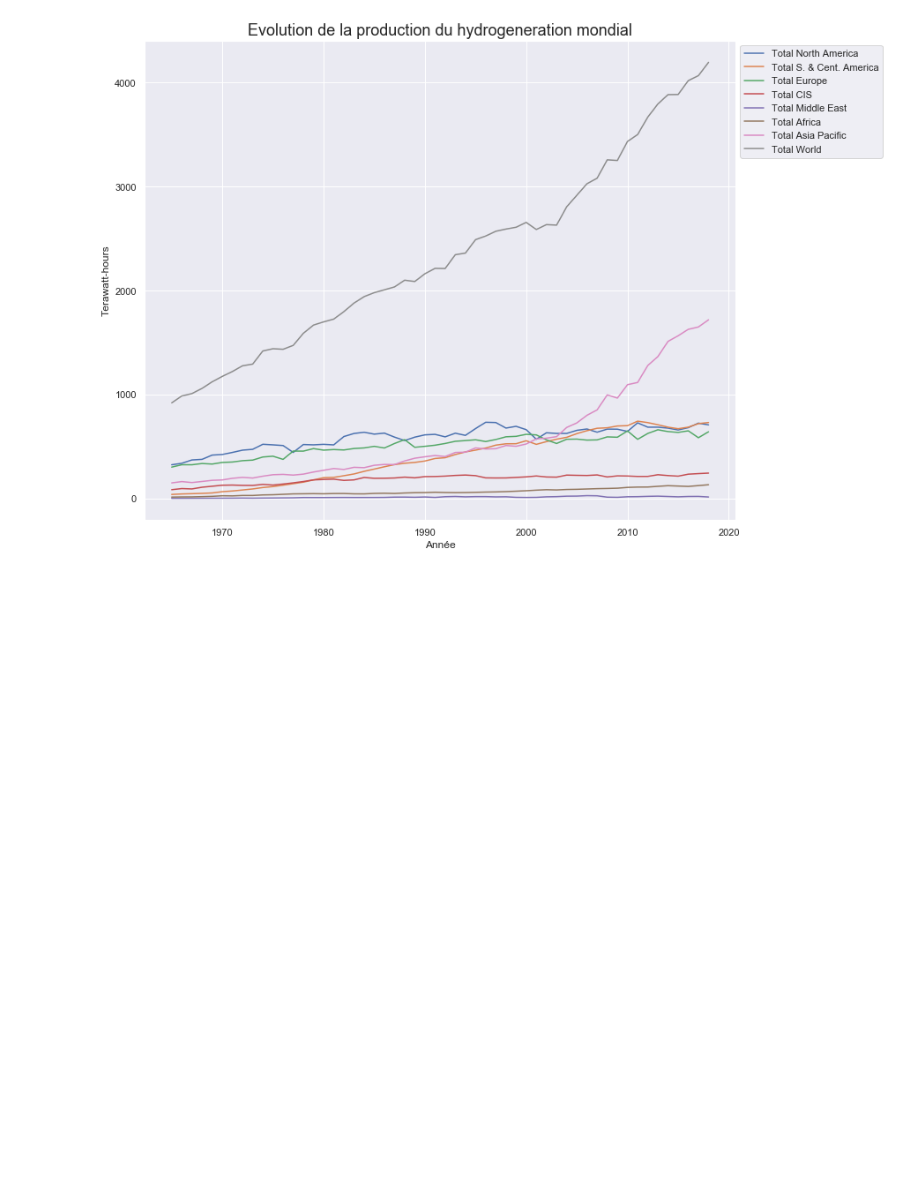
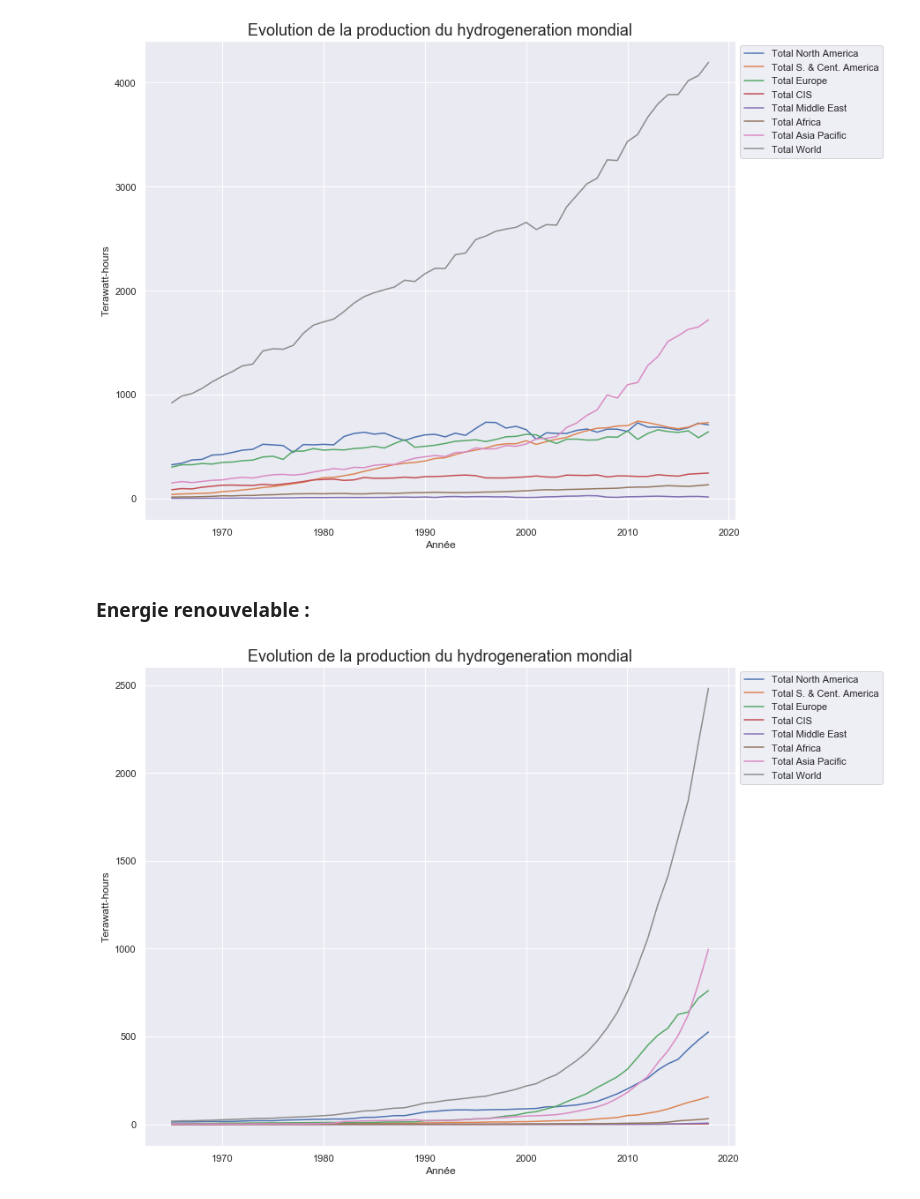
Before and after one commit to KevinFerin/HackatonMDI720, a Jupyter notebook: src/Hackathon.ipynb, the cells around one changed output. Saved outputs shown, nothing was run; the diff lists cells and outputs as text; code cells hidden in the pictures; blank space fills up the shorter version.

Commit message:
lot of graphs about productions

```diff
--- a/src/Hackathon.ipynb
+++ b/src/Hackathon.ipynb
@@ -39,6 +39,10 @@ def print_df(df, title, unite) :
     plt.xlabel("Année")
     plt.ylabel(unite)
     plt.show()
+
+def set_name_df(df,name) :
+    df.name = name
+    return df
 # %%
 unite = "Million tonnes"
 oil_production = clean(oil_production,unite)
@@ -92,2 +97,13 @@ print_df(nuclear_production_total, "Evolution de la production du hydrogeneratio
 # %% [output]
 [figure]
+# %% [markdown]
+### Energie renouvelable :
+# %%
+renewable_production = pd.read_excel(dataPath+"data_production.xlsx", 10, header = 2)
+unite = "Terawatt-hours"
+renewable_production = clean(renewable_production,unite)
+renewable_production_total, renewable_production = separate_total(renewable_production, unite)
+renewable_production_total, renewable_production = set_name_df(renewable_production_total, "Total renewable"), set_name_df(renewable_production_total, "renewable")
+print_df(renewable_production_total, "Evolution de la production du hydrogeneration mondial", unite)
+# %% [output]
+[figure, added]
```
Also changed, not shown: parts of 16 cells of this notebook.
